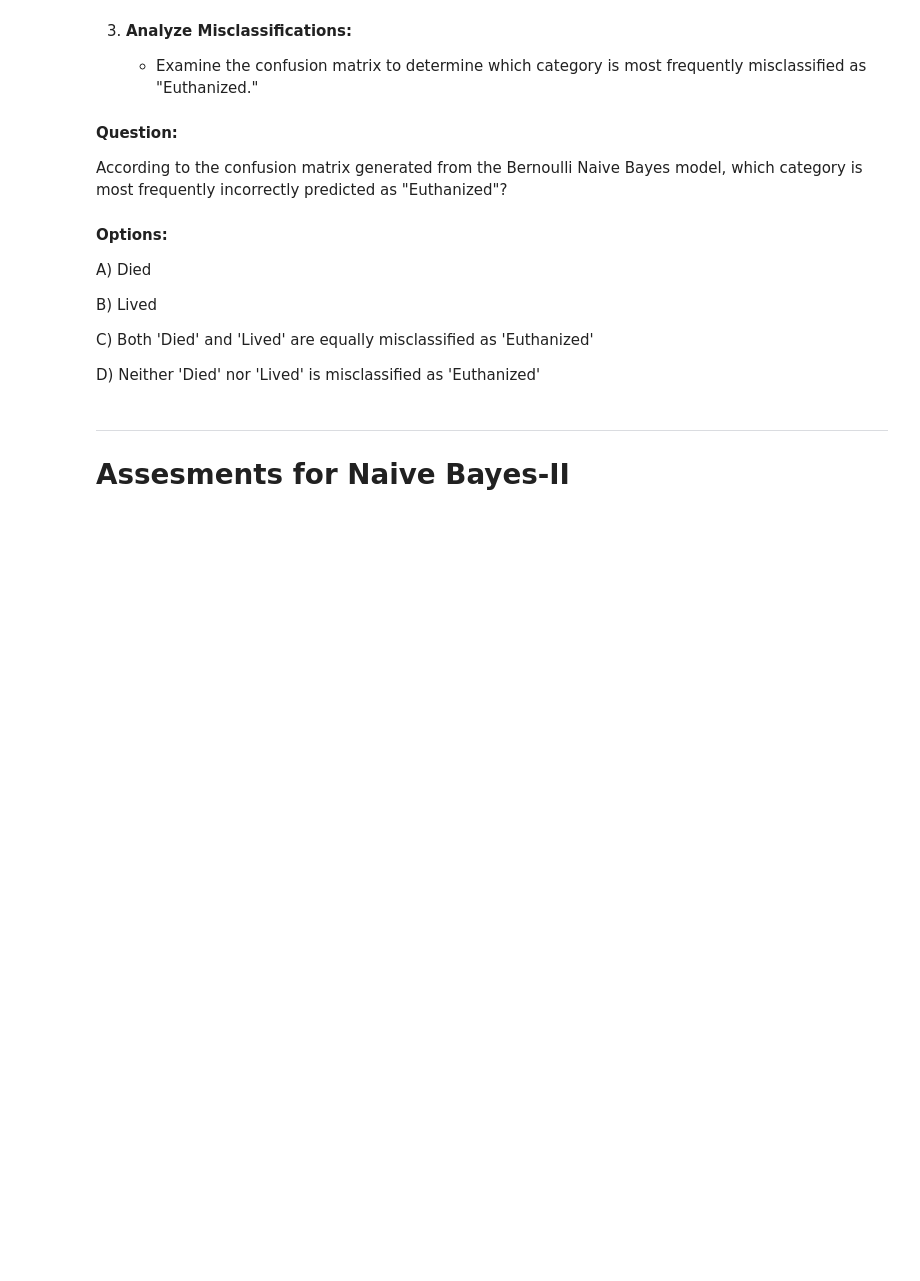
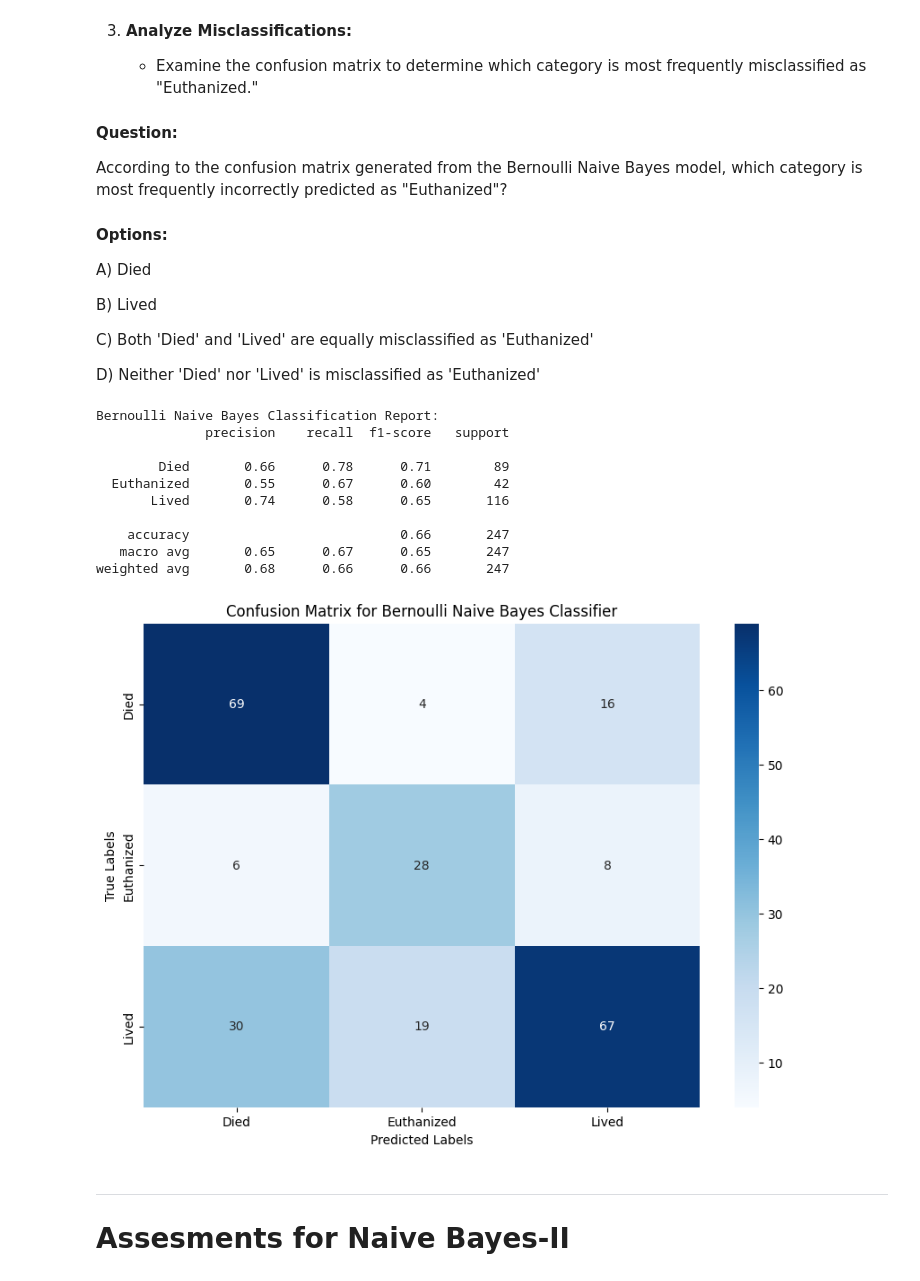
Before and after one commit to piyush1856/machine-learning-algorithms, a Jupyter notebook: 11_naive_bayes/Naive_Bayes_Case_Study.ipynb, the cells around one changed output. Drawn from its saved outputs; the diff is of its cells as text; code cells hidden in the pictures; blank space fills up the shorter version.

```diff
--- a/11_naive_bayes/Naive_Bayes_Case_Study.ipynb
+++ b/11_naive_bayes/Naive_Bayes_Case_Study.ipynb
@@ -348,15 +424,15 @@ C) cp_data and abdomen
 D) nasogastric_reflux
 # %%
 from sklearn.model_selection import train_test_split
-from sklearn.______ import StandardScaler, OrdinalEncoder  # TODO: Import necessary preprocessing classes.
+from sklearn.preprocessing import StandardScaler, OrdinalEncoder  # TODO: Import necessary preprocessing classes.
 from sklearn.compose import ColumnTransformer
 
 # Drop unnecessary columns
 df_temp = df.drop(['id'], axis=1)
 
 # Identify numerical and categorical columns
-numerical_cols = df_temp.select_dtypes(include=[_____, _____]).columns.tolist()  # TODO: Specify data types to select numerical (int and float both) columns.
-categorical_cols = df_temp.select_dtypes(include=[_____]).columns.tolist()  # TODO: Specify the data type for categorical(object).
+numerical_cols = df_temp.select_dtypes(include=['int', 'float']).columns.tolist()  # TODO: Specify data types to select numerical (int and float both) columns.
+categorical_cols = df_temp.select_dtypes(include=['object']).columns.tolist()  # TODO: Specify the data type for categorical(object).
 
 # Remove the target column from the feature lists
 categorical_cols.remove('outcome')
@@ -366,18 +442,18 @@ X = df_temp.drop('outcome', axis=1)
 y = df_temp['outcome']
 
 # Split the dataset
-X_train, X_test, y_train, y_test = _____(X, y, test_size=0.2, random_state=0)  # TODO: Use the appropriate function to split the data.
+X_train, X_test, y_train, y_test = train_test_split(X, y, test_size=0.2, random_state=0)  # TODO: Use the appropriate function to split the data.
 
 # Create transformers for numerical and categorical data
 preprocessor = ColumnTransformer(
     transformers=[
-        ('num', ______(), numerical_cols),  # TODO: Choose the correct transformer for numerical data.
-        ('cat', ______(), categorical_cols)  # TODO: Choose the correct transformer for categorical data that handles unknown categories.
+        ('num', StandardScaler(), numerical_cols),  # TODO: Choose the correct transformer for numerical data.
+        ('cat', OrdinalEncoder(), categorical_cols)  # TODO: Choose the correct transformer for categorical data that handles unknown categories.
     ])
 
 # Apply preprocessing
-X_train = preprocessor._____(X_train)  # TODO: Fit and Apply the preprocessor to training data.
-X_test = preprocessor._____(X_test)  # TODO: Apply the preprocessor to test data.
+X_train = preprocessor.fit_transform(X_train)  # TODO: Fit and Apply the preprocessor to training data.
+X_test = preprocessor.transform(X_test)  # TODO: Apply the preprocessor to test data.
 
 
 print(f'{"Column":<25} | Number of unique values')
@@ -420,33 +517,45 @@ C) Both 'Died' and 'Lived' are equally misclassified as 'Euthanized'
 
 D) Neither 'Died' nor 'Lived' is misclassified as 'Euthanized'
 # %%
-from sklearn.____ import BernoulliNB  # TODO: Correctly import the Bernoulli Naive Bayes classifier.
+from sklearn.naive_bayes import BernoulliNB  # TODO: Correctly import the Bernoulli Naive Bayes classifier.
 from sklearn.metrics import classification_report, confusion_matrix
 
 # Encoding the 'outcome' variable
 outcome_map = {'died': 0, 'euthanized': 1, 'lived': 2}
-y_train_encoded = y_train.___(outcome_map)  # TODO: Apply the mapping to the 'y_train' series.
-y_test_encoded = y_test.____(outcome_map)  # TODO: Apply the mapping to the 'y_test' series.
+y_train_encoded = y_train.map(outcome_map)  # TODO: Apply the mapping to the 'y_train' series.
+y_test_encoded = y_test.map(outcome_map)  # TODO: Apply the mapping to the 'y_test' series.
 
 # Train Bernoulli Naive Bayes classifier
 bernoulli_nb = BernoulliNB()
-bernoulli_nb.____(_____, y_train_encoded)  # TODO: Fit the Bernoulli Naive Bayes model using training data.
-y_pred_ber = bernoulli_nb.____(X_test)  # TODO: Predict outcomes using the test set.
+bernoulli_nb.fit(X_train, y_train_encoded)  # TODO: Fit the Bernoulli Naive Bayes model using training data.
+y_pred_ber = bernoulli_nb.predict(X_test)  # TODO: Predict outcomes using the test set.
 
 print("Bernoulli Naive Bayes Classification Report:")
-print(classification_report(_____, _____, target_names=['Died', 'Euthanized', 'Lived']))  # TODO: Fill in the classification report with the appropriate arguments.
+print(classification_report(y_test_encoded, y_pred_ber, target_names=['Died', 'Euthanized', 'Lived']))  # TODO: Fill in the classification report with the appropriate arguments.
 
 # Generate the confusion matrix
-cm = confusion_matrix(_____, _____)  # TODO: Provide the correct variables to generate the confusion matrix.
+cm = confusion_matrix(y_test_encoded, y_pred_ber)  # TODO: Provide the correct variables to generate the confusion matrix.
 categories = ['Died', 'Euthanized', 'Lived']
 
 # Plotting the confusion matrix
 plt.figure(figsize=(10, 7))
 sns.heatmap(cm, annot=True, fmt='g', cmap='Blues', xticklabels=categories, yticklabels=categories)
 plt.xlabel('Predicted Labels')
 plt.ylabel('True Labels')
 plt.title('Confusion Matrix for Bernoulli Naive Bayes Classifier')
 plt.show()
+# %% [output]
+Bernoulli Naive Bayes Classification Report:
+              precision    recall  f1-score   support
+
+        Died       0.66      0.78      0.71        89
+  Euthanized       0.55      0.67      0.60        42
+       Lived       0.74      0.58      0.65       116
+
+    accuracy                           0.66       247
+   macro avg       0.65      0.67      0.65       247
+weighted avg       0.68      0.66      0.66       247
+[figure, added]
 # %% [markdown]
 
 
```
Also changed, not shown: parts of 9 cells of this notebook.
